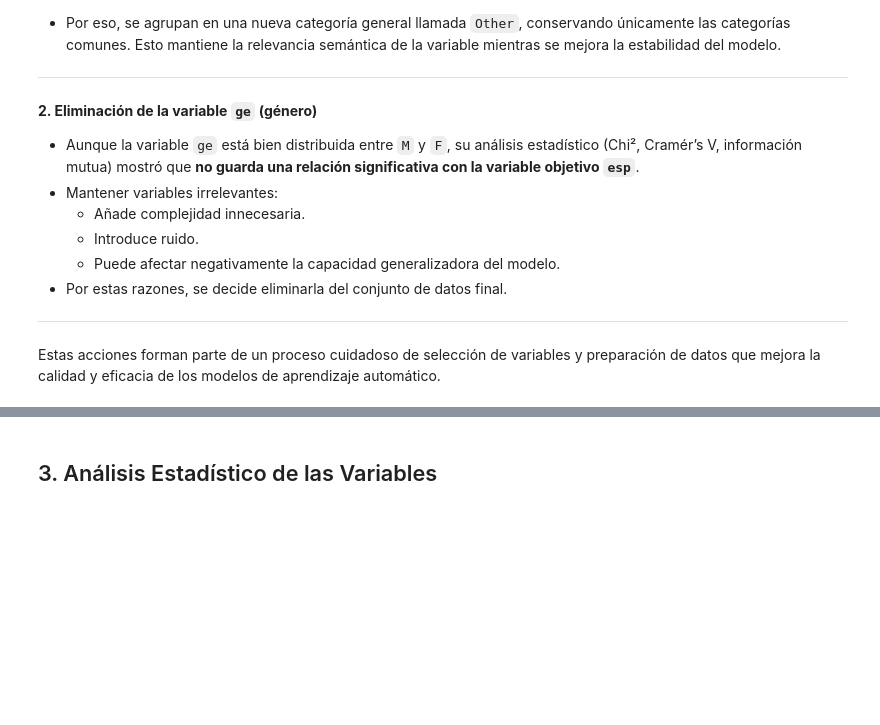
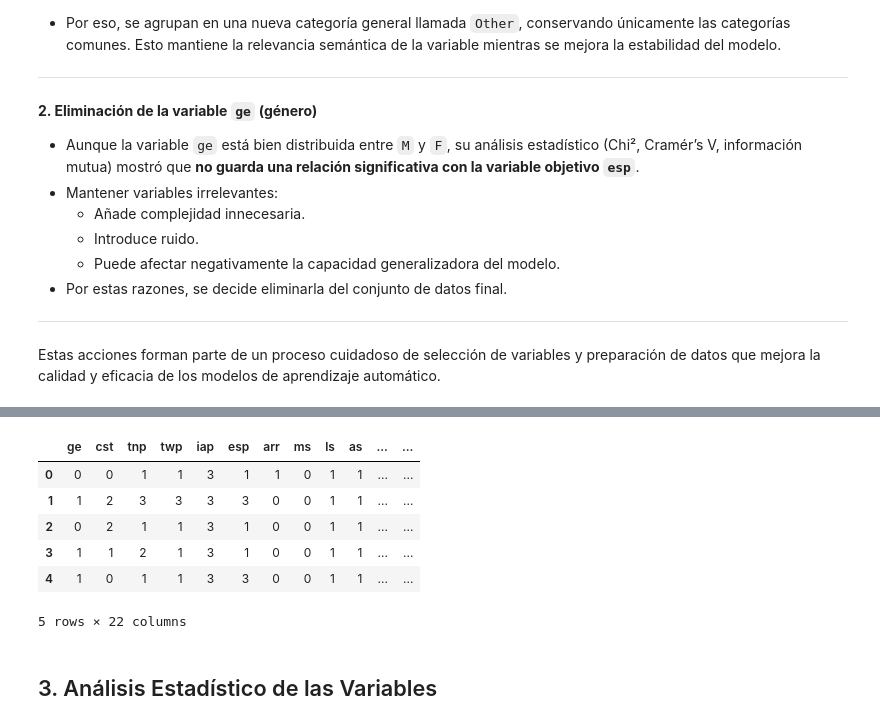
Before and after one commit to RicardoMFC/Proyecto-AA, a Jupyter notebook: Trabajo_Final2.ipynb, the cells around one changed output, grey strips where cells are left out. Drawn from its saved outputs; the diff is of its cells as text; code cells hidden in the pictures; blank space fills up the shorter version.

```diff
--- a/Trabajo_Final2.ipynb
+++ b/Trabajo_Final2.ipynb
@@ -218,3 +294,19 @@ Estas acciones forman parte de un proceso cuidadoso de selección de variables y
+# %%
+from sklearn.preprocessing import LabelEncoder
+
+# Codificación de variables categóricas
+df_encoded = df.apply(LabelEncoder().fit_transform)
+y = df_encoded['esp']
+
+df_encoded.head()
+# %% [output]
+|  | ge | cst | tnp | twp | iap | esp | arr | ms | ls | as | ... | ... |
+| 0 | 0 | 0 | 1 | 1 | 3 | 1 | 1 | 0 | 1 | 1 | ... | ... |
+| 1 | 1 | 2 | 3 | 3 | 3 | 3 | 0 | 0 | 1 | 1 | ... | ... |
+| 2 | 0 | 2 | 1 | 1 | 3 | 1 | 0 | 0 | 1 | 1 | ... | ... |
+| 3 | 1 | 1 | 2 | 1 | 3 | 1 | 0 | 0 | 1 | 1 | ... | ... |
+| 4 | 1 | 0 | 1 | 1 | 3 | 3 | 0 | 0 | 1 | 1 | ... | ... |
+5 rows × 22 columns
 # %% [markdown]
 ## 3. Análisis Estadístico de las Variables
 # %% [markdown]
```
Also changed, not shown: parts of 11 cells of this notebook.
